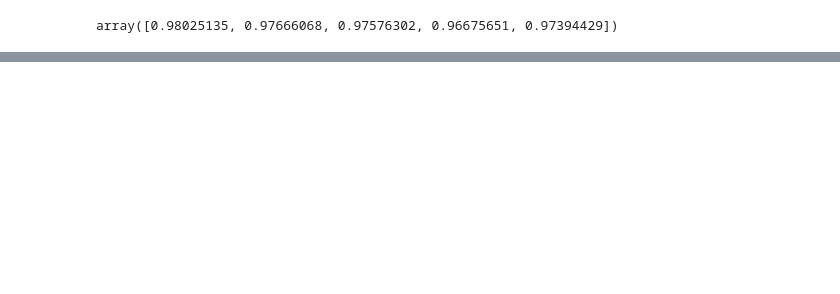
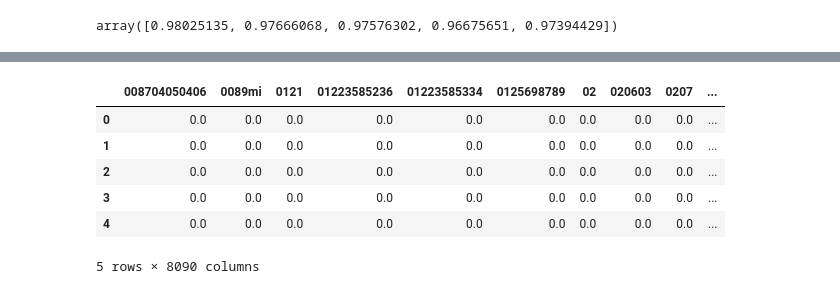
Before and after one commit to AhmedEhabH/SMS-SpamCollectionClassification, a Jupyter notebook: main.ipynb, the cells around one changed output, grey strips where cells are left out. Drawn from its saved outputs; the diff is of its cells as text; code cells hidden in the pictures; blank space fills up the shorter version.

```diff
--- a/main.ipynb
+++ b/main.ipynb
@@ -787,0 +831,10 @@ array([0.98025135, 0.97666068, 0.97576302, 0.96675651, 0.97394429])
+# %%
+features_tfidf.head() # Generated from cleaned_text
+# %% [output]
+|  | 008704050406 | 0089mi | 0121 | 01223585236 | 01223585334 | 0125698789 | 02 | 020603 | 0207 | ... |
+| 0 | 0.0 | 0.0 | 0.0 | 0.0 | 0.0 | 0.0 | 0.0 | 0.0 | 0.0 | ... |
+| 1 | 0.0 | 0.0 | 0.0 | 0.0 | 0.0 | 0.0 | 0.0 | 0.0 | 0.0 | ... |
+| 2 | 0.0 | 0.0 | 0.0 | 0.0 | 0.0 | 0.0 | 0.0 | 0.0 | 0.0 | ... |
+| 3 | 0.0 | 0.0 | 0.0 | 0.0 | 0.0 | 0.0 | 0.0 | 0.0 | 0.0 | ... |
+| 4 | 0.0 | 0.0 | 0.0 | 0.0 | 0.0 | 0.0 | 0.0 | 0.0 | 0.0 | ... |
+5 rows × 8090 columns
```
Also changed, not shown: parts of 7 cells of this notebook.
